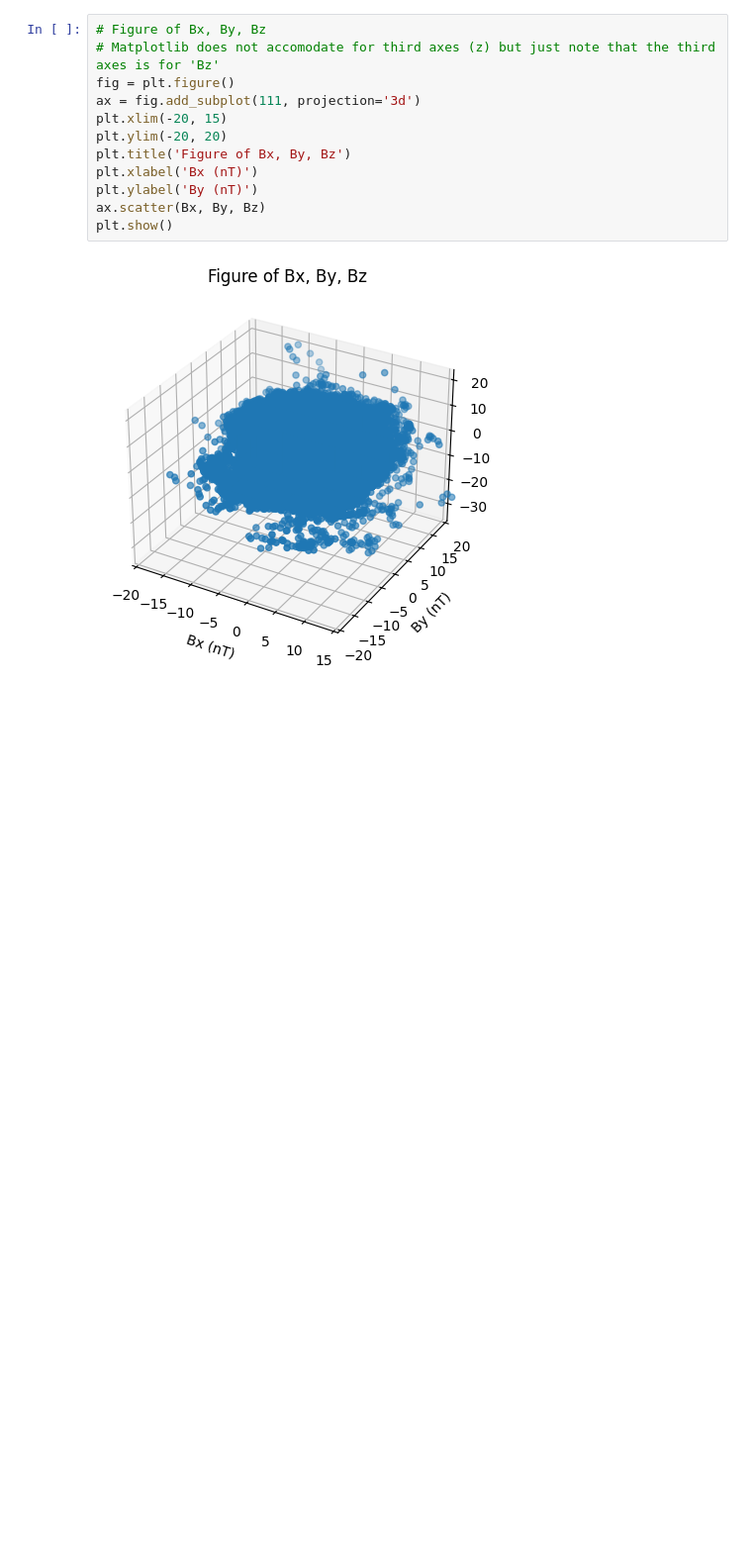
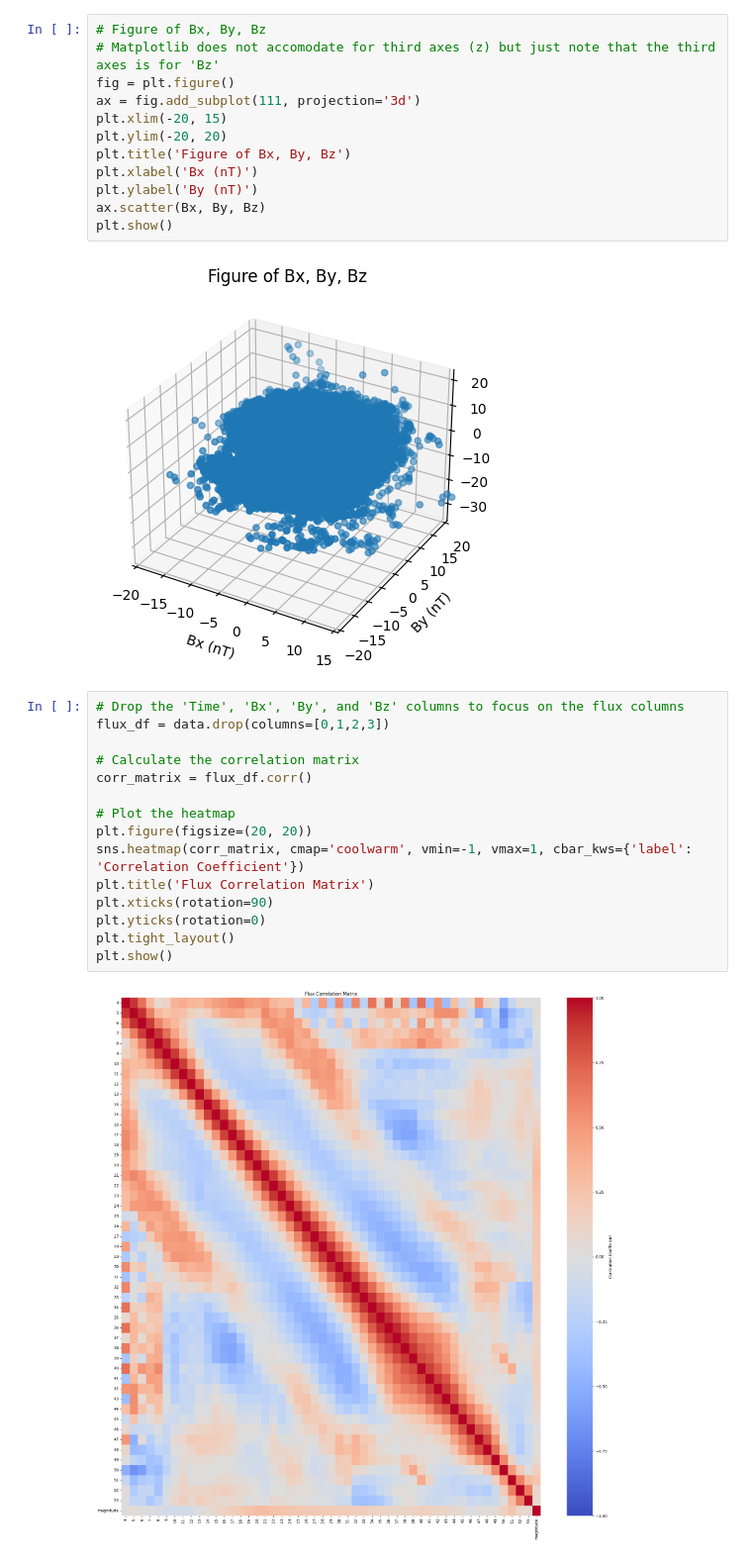
Before and after one commit to space-apps-tacoma/oracle-discovr, a Jupyter notebook: NASA_2017.ipynb, the cells around one changed output. Shown at 99% size. Drawn from its saved outputs; the diff is of its cells as text; blank space fills up the shorter version.

```diff
--- a/NASA_2017.ipynb
+++ b/NASA_2017.ipynb
@@ -160,3 +162,20 @@ ax.scatter(Bx, By, Bz)
 plt.show()
 # %% [output]
 [figure]
+# %%
+# Drop the 'Time', 'Bx', 'By', and 'Bz' columns to focus on the flux columns
+flux_df = data.drop(columns=[0,1,2,3])
+
+# Calculate the correlation matrix
+corr_matrix = flux_df.corr()
+
+# Plot the heatmap
+plt.figure(figsize=(20, 20))
+sns.heatmap(corr_matrix, cmap='coolwarm', vmin=-1, vmax=1, cbar_kws={'label': 'Correlation Coefficient'})
+plt.title('Flux Correlation Matrix')
+plt.xticks(rotation=90)
+plt.yticks(rotation=0)
+plt.tight_layout()
+plt.show()
+# %% [output]
+[figure, added]
```
Also changed, not shown: parts of 5 cells of this notebook.
